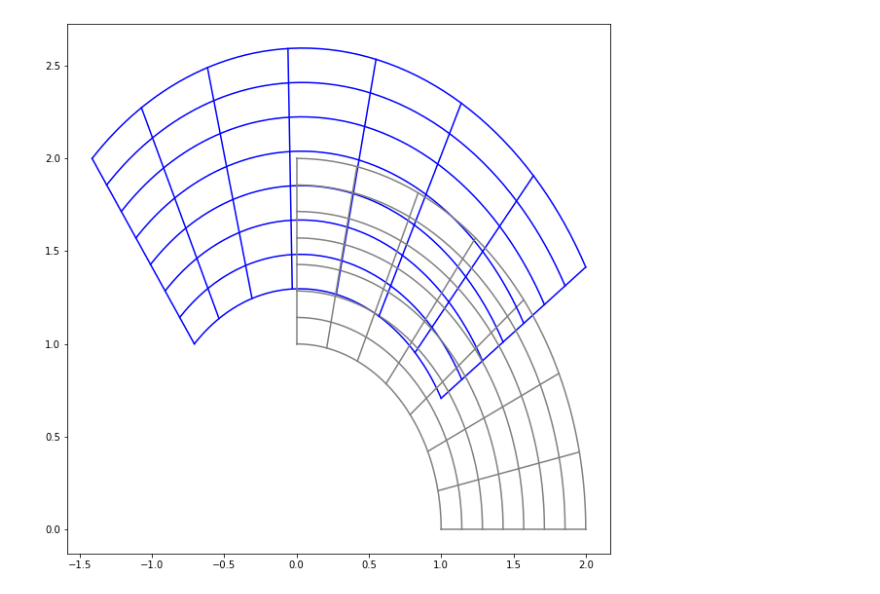
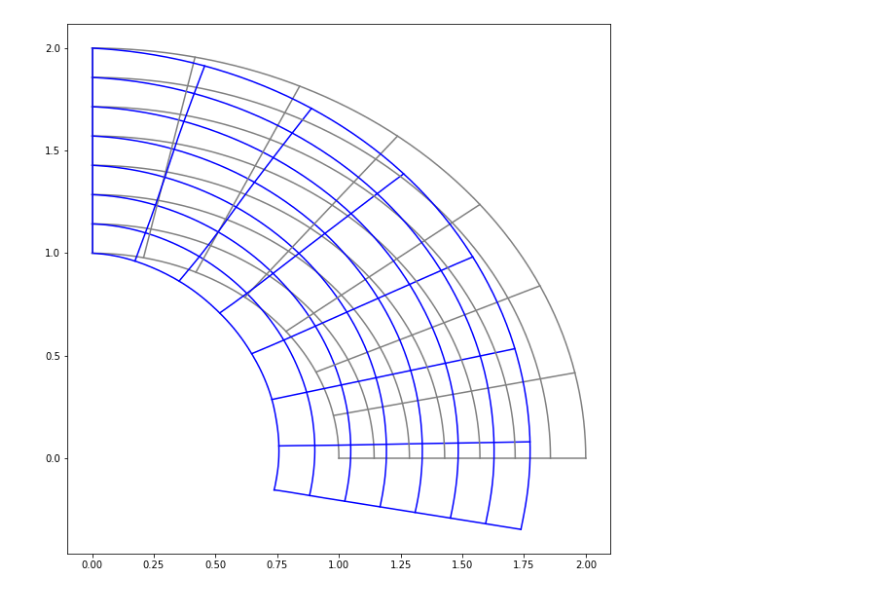
Before and after one commit to ion-g-ion/PINNs, a Jupyter notebook: elastostatics_2d.ipynb, the cells around one changed output. Cells and saved outputs as stored; diff of their text form; code cells hidden in the pictures.

```diff
--- a/elastostatics_2d.ipynb
+++ b/elastostatics_2d.ipynb
@@ -139,7 +139,7 @@ class Model(pinns.PINN):
         jacs = pinns.operators.jacobian(lambda x : self.solution1(ws,x))(points['ys1'])
         J = geom.GetJacobian(points['ys1'])
 
-        jacs_x = jnp.einsum('mij,mkj->mik',jacs,points['G1'])
+        jacs_x = jnp.einsum('mij,mjk->mik',jacs,points['G1'])
         divs_x = (jacs_x[...,0,0]+jacs_x[...,1,1])[...,None]
 
         strain = 0.5*(jacs_x+jnp.transpose(jacs_x,[0,2,1]))
@@ -153,7 +153,8 @@ class Model(pinns.PINN):
 
         a = 0.5*jnp.dot(jnp.einsum('mij,mij->m',stress, strain), points['ws1']*points['omega1'])
         # a = jnp.dot(jnp.einsum('mij,ijkl,mkl->m',strain,self.c,strain), points['ws1']*points['omega1'])
-        rhs = jnp.dot(jnp.einsum('j,mkj,mk->m',self.f,J,self.solution1(ws,points['ys1'])), points['omega1']*points['ws1'])
+        # rhs = jnp.dot(jnp.einsum('j,mkj,mk->m',self.f,J,self.solution1(ws,points['ys1'])), points['omega1']*points['ws1'])
+        rhs = jnp.dot(jnp.einsum('k,mk->m',self.f,self.solution1(ws,points['ys1'])), points['omega1']*points['ws1'])
         # rhs = jnp.dot(jnp.einsum('i,mij,mj->m',self.f, points['K1'], self.solution1(ws,points['ys1'])), points['ws1'])
         return a-rhs
 
@@ -176,7 +177,7 @@ dev = jax.devices()[1]
 #     l, gr = lossgrad_compiled(jnp.array(w))
 #     return np.array( l.to_py() ), np.array( gr.to_py() )
 
-opt_type = 'LBFGS'
+opt_type = 'ADAM'
 
 if opt_type == 'ADAM':
 
@@ -186,7 +187,7 @@ if opt_type == 'ADAM':
     %time pts = get_compiled(jax.random.PRNGKey(1235))
     %time pts = get_compiled(jax.random.PRNGKey(1111))
 
-    lr_opti = optimizers.piecewise_constant([2000,4000,6000,8000,12000], [0.01, 0.005, 0.001, 0.0005,0.0001,0.00005])
+    lr_opti = optimizers.piecewise_constant([2000,4000,6000,8000,12000], [0.01, 0.005, 0.001, 0.0005,0.0001,0.00001])
     opt_init, opt_update, get_params = optimizers.adam(lr_opti)
 
     opt_state = opt_init(weights)
@@ -230,7 +231,7 @@ elif opt_type == 'LBFGS':
     points = model.get_points_MC(10000, rnd_key)
     dev = jax.devices()[1]
 
-    lossgrad_compiled = jax.jit(model.lossgrad_handle, device = jax.devices()[0])
+    lossgrad_compiled = jax.jit(model.lossgrad_handle, device = dev)
 
     def loss_grad(w):
         l, gr = lossgrad_compiled(jnp.array(w), points)
@@ -275,25 +272,25 @@ plt.loglog(np.arange(n_epochs)+1,np.array(hist))
 # %%
 yspace = np.linspace(-1,1,128)
 ysteps = np.linspace(-1,1,8)
 
 fh = jax.jit(lambda ys: (geom(ys), geom.GetJacobian(ys), model.solution1(weights, ys)) )
 
 plt.figure(figsize=(10,10))
 for y in ysteps:
     ys  = jnp.array(np.concatenate((yspace[...,None],yspace[...,None]*0+y),-1))
     Xs, Js, Us = fh(ys)
 
-    Us = jnp.ones([128,2])*jnp.array([1,0])
-    Us = jnp.einsum('mji,mi->mj',Js,Us)
+    # Us = jnp.ones([128,2])*jnp.array([1,0])
+    # Us = jnp.einsum('mji,mi->mj',Js,Us)
     plt.plot(Xs[:,0],Xs[:,1],'grey')
     plt.plot(Xs[:,0]+Us[:,0],Xs[:,1]+Us[:,1],'blue')
 
     ys = jnp.array(np.concatenate((yspace[...,None]*0+y,yspace[...,None]),-1))
     Xs, Js, Us = fh(ys)
 
-    Us = jnp.ones([128,2])*jnp.array([1,0])
-    Us = jnp.einsum('mji,mi->mj',Js,Us)
+    # Us = jnp.ones([128,2])*jnp.array([1,0])
+    # Us = jnp.einsum('mji,mi->mj',Js,Us)
     plt.plot(Xs[:,0],Xs[:,1],'grey')
     plt.plot(Xs[:,0]+Us[:,0],Xs[:,1]+Us[:,1],'blue')
 # %% [output]
-[figure, old version]
+[figure, new version]
```
Also changed, not shown: parts of 6 cells of this notebook.
